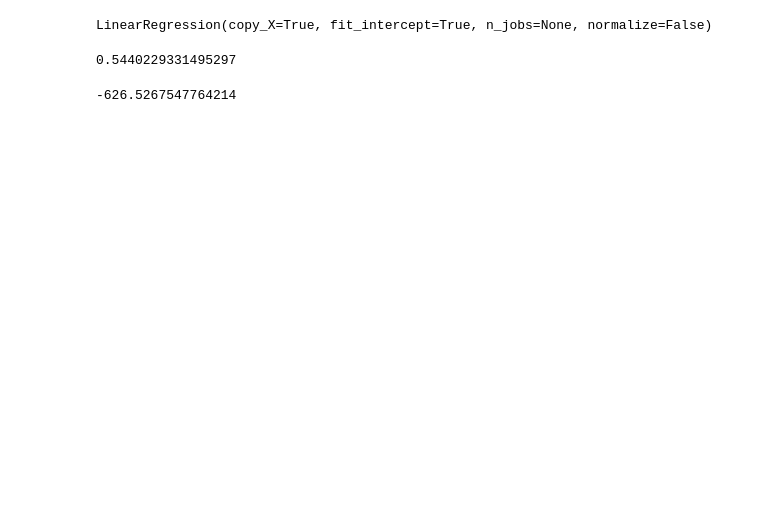
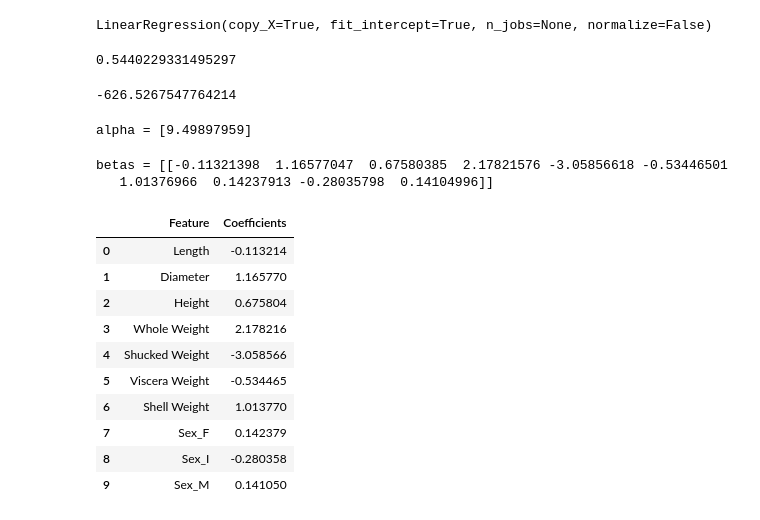
Before and after one commit to corbiephillips/DentRoot, a Jupyter notebook: Best Practices - Linear Regression on UCI Abalone Dataset.ipynb, the cells around one changed output. Cells and saved outputs as stored; diff of their text form; code cells hidden in the pictures; blank space fills up the shorter version.

```diff
--- a/Best Practices - Linear Regression on UCI Abalone Dataset.ipynb
+++ b/Best Practices - Linear Regression on UCI Abalone Dataset.ipynb
@@ -558,10 +626,27 @@ linreg.score(rescaled_X_test, y_test)  # This is the test set score
 # %%
-print(f'alpha = {model.intercept_}'). # Understand this code better. This is supposedly the intercept of the regression line.
+print(f'alpha = {linreg.intercept_}') # Understand this code better. This is supposedly the intercept of the regression line.
+# %% [output]
+alpha = [9.49897959]
 # %%
-print(f"betas = {model.coef_}")
+print(f"betas = {linreg.coef_}")
+# %% [output]
+betas = [[-0.11321398  1.16577047  0.67580385  2.17821576 -3.05856618 -0.53446501
+   1.01376966  0.14237913 -0.28035798  0.14104996]]
 # %%
 # Some ideas here: https://stackoverflow.com/questions/26951880/scikit-learn-linear-regression-how-to-get-coefficients-respective-features
 # I am not sure if it's a problem that the above code uses 'X_train' as an argument. It shouldnt be, because it's just getting the column headers from X_train, and the coefficients are coming from 'model' which uses rescaled_X_train
-coef_table = pd.DataFrame({"Feature": X_train.columns.tolist(), "Coefficients": model.coef_[0]})
+coef_table = pd.DataFrame({"Feature": X_train.columns.tolist(), "Coefficients": linreg.coef_[0]})
 
 coef_table
+# %% [output]
+|  | Feature | Coefficients |
+| 0 | Length | -0.113214 |
+| 1 | Diameter | 1.165770 |
+| 2 | Height | 0.675804 |
+| 3 | Whole Weight | 2.178216 |
+| 4 | Shucked Weight | -3.058566 |
+| 5 | Viscera Weight | -0.534465 |
+| 6 | Shell Weight | 1.013770 |
+| 7 | Sex_F | 0.142379 |
+| 8 | Sex_I | -0.280358 |
+| 9 | Sex_M | 0.141050 |
```
Also changed, not shown: parts of 18 cells of this notebook.
